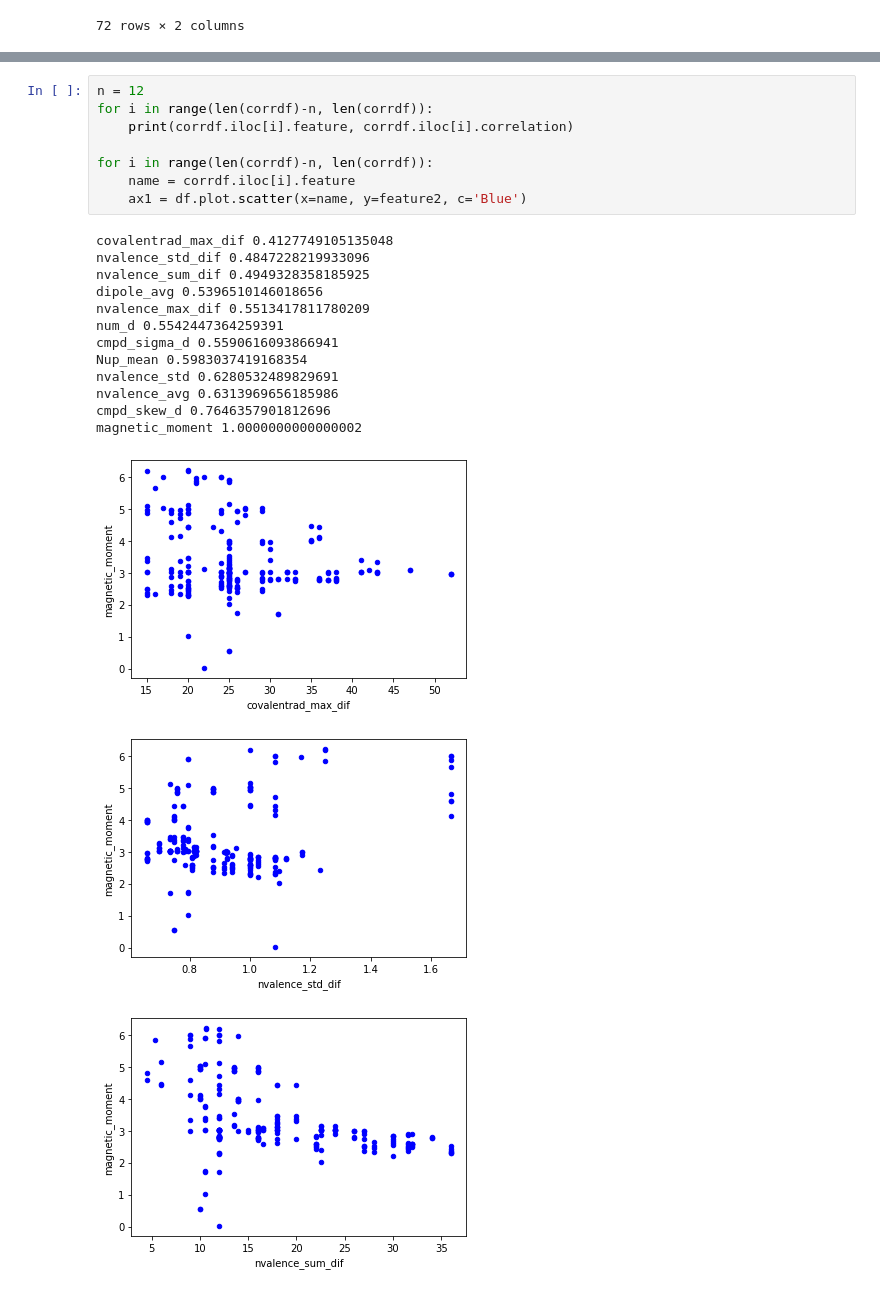
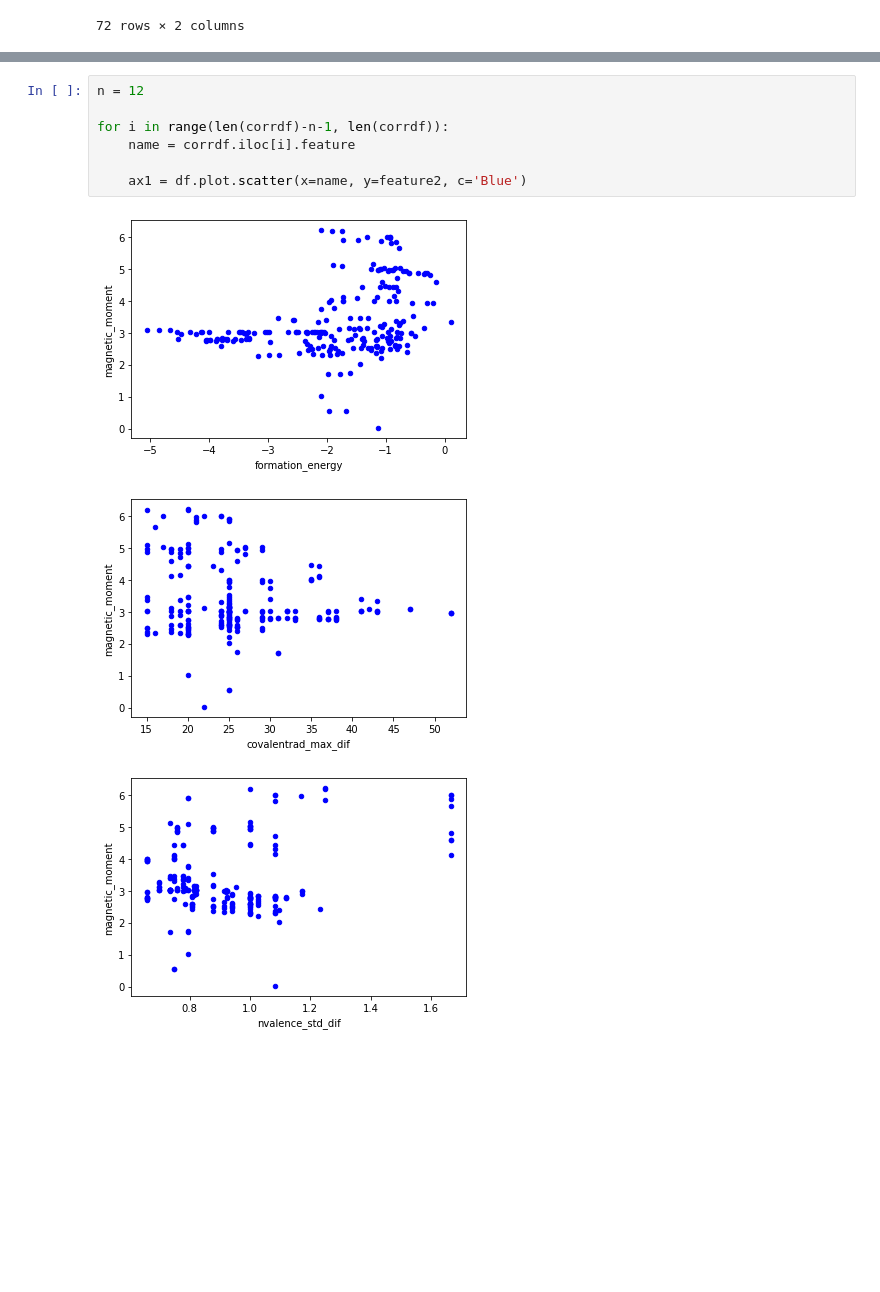
Before and after one commit to erikswanke/2d-Material-Science, a Jupyter notebook: MIC with 2d materials.ipynb, the cells around one changed output, grey strips where cells are left out. Drawn from its saved outputs; the diff is of its cells as text; blank space fills up the shorter version.

```diff
--- a/MIC with 2d materials.ipynb
+++ b/MIC with 2d materials.ipynb
@@ -102,24 +103,11 @@ display(tmpdf)
 # %%
 n = 12
-for i in range(len(corrdf)-n, len(corrdf)):
-    print(corrdf.iloc[i].feature, corrdf.iloc[i].correlation)
 
-for i in range(len(corrdf)-n, len(corrdf)):
+for i in range(len(corrdf)-n-1, len(corrdf)):
     name = corrdf.iloc[i].feature
+
     ax1 = df.plot.scatter(x=name, y=feature2, c='Blue')
 # %% [output]
-covalentrad_max_dif 0.4127749105135048
-nvalence_std_dif 0.4847228219933096
-nvalence_sum_dif 0.4949328358185925
-dipole_avg 0.5396510146018656
-nvalence_max_dif 0.5513417811780209
-num_d 0.5542447364259391
-cmpd_sigma_d 0.5590616093866941
-Nup_mean 0.5983037419168354
-nvalence_std 0.6280532489829691
-nvalence_avg 0.6313969656185986
-cmpd_skew_d 0.7646357901812696
-magnetic_moment 1.0000000000000002
-[figure, old version]
+[figure, new version]
-[figure, old version]
+[figure, new version]
-[figure, old version]
+[figure, new version]
```
Also changed, not shown: parts of 5 cells of this notebook.
